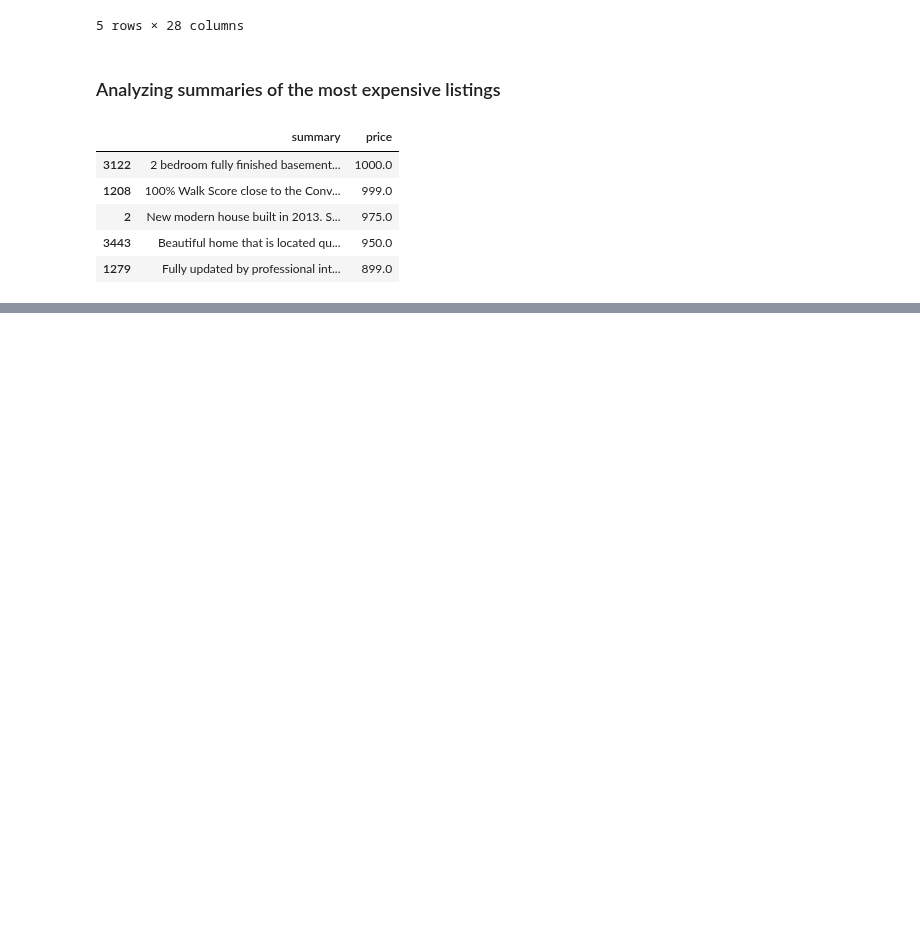
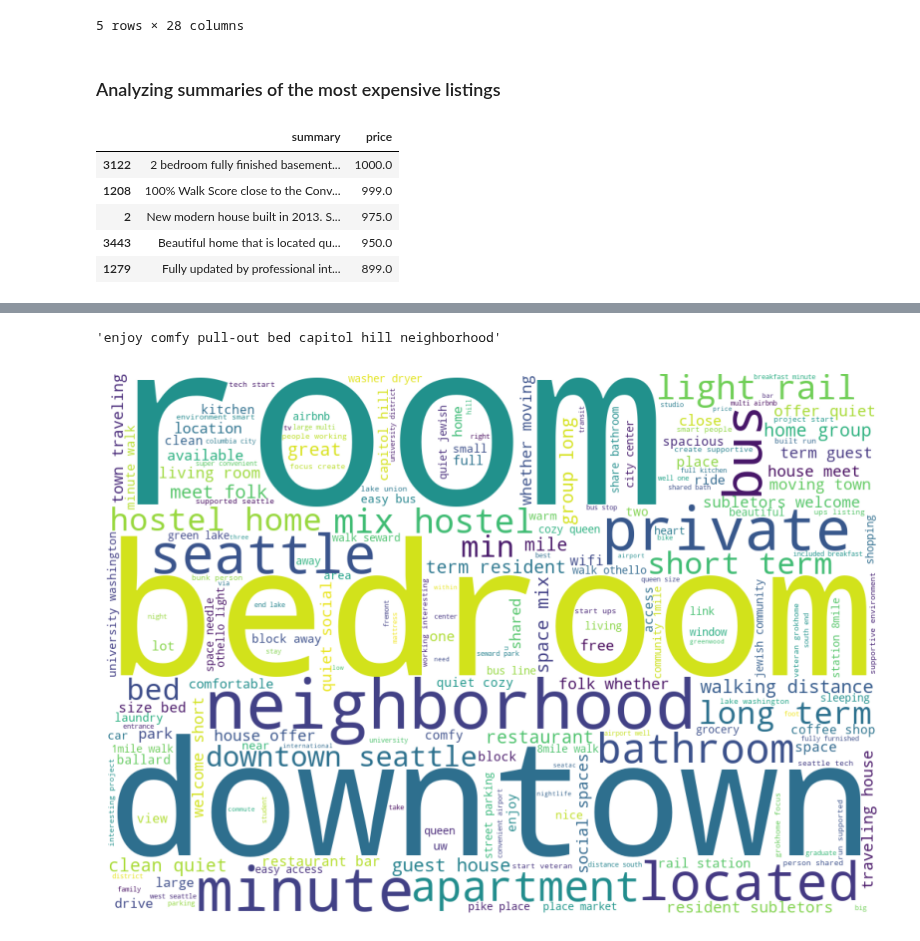
Before and after one commit to bhavya-06darshnik/Airbnb_Data_Analysis, a Jupyter notebook: EDA_3.ipynb, the cells around one changed output, grey strips where cells are left out. Saved outputs shown, nothing was run; the diff lists cells and outputs as text; code cells hidden in the pictures; blank space fills up the shorter version.

```diff
--- a/EDA_3.ipynb
+++ b/EDA_3.ipynb
@@ -102,0 +127,7 @@ filtered_data=[word for word in words_only if word not in stopwords.words('engli
+# %%
+summaryDF=new_df[['summary','price']]    # 100 cheapest listing
+summaryDF=summaryDF[pd.notnull(summaryDF['summary'])]
+summaryDF=summaryDF[summaryDF['summary']!=0]
+summaryDF = summaryDF.sort_values('price',ascending=[1])
+bot100DF = summaryDF.head(100)
+bot100DF.sample(n=5)
@@ -102,0 +141,25 @@ filtered_data=[word for word in words_only if word not in stopwords.words('engli
+# %%
+words=''
+for index,row in bot100DF.iterrows():
+    words += row['summary']
+
+string_punctuation = string.punctuation
+ignoreChar=['\r','\n','',' ',"'s"]
+nums=['0','1','2','3','4','5','6','7','8','9']
+summary_data=nltk.word_tokenize(words)
+words_only = [l.lower() for l in summary_data if l not in string_punctuation if l not in ignoreChar if l not in nums]
+filtered_data=[word for word in words_only if word not in stopwords.words('english')]
+wnl = nltk.WordNetLemmatizer()
+final_data=[wnl.lemmatize(data) for data in filtered_data]
+final_words=' '.join(final_data)
+final_words[:50]
+# %% [output]
+'enjoy comfy pull-out bed capitol hill neighborhood'
+# %%
+wordcloud = WordCloud(width = 1000, height = 700, background_color="white").generate(final_words)
+plt.figure(figsize=(10,12))
+plt.imshow(wordcloud)
+plt.axis("off")
+plt.show()
+# %% [output]
+[figure, added]
```
Also changed, not shown: parts of 5 cells of this notebook, 1 other file.
